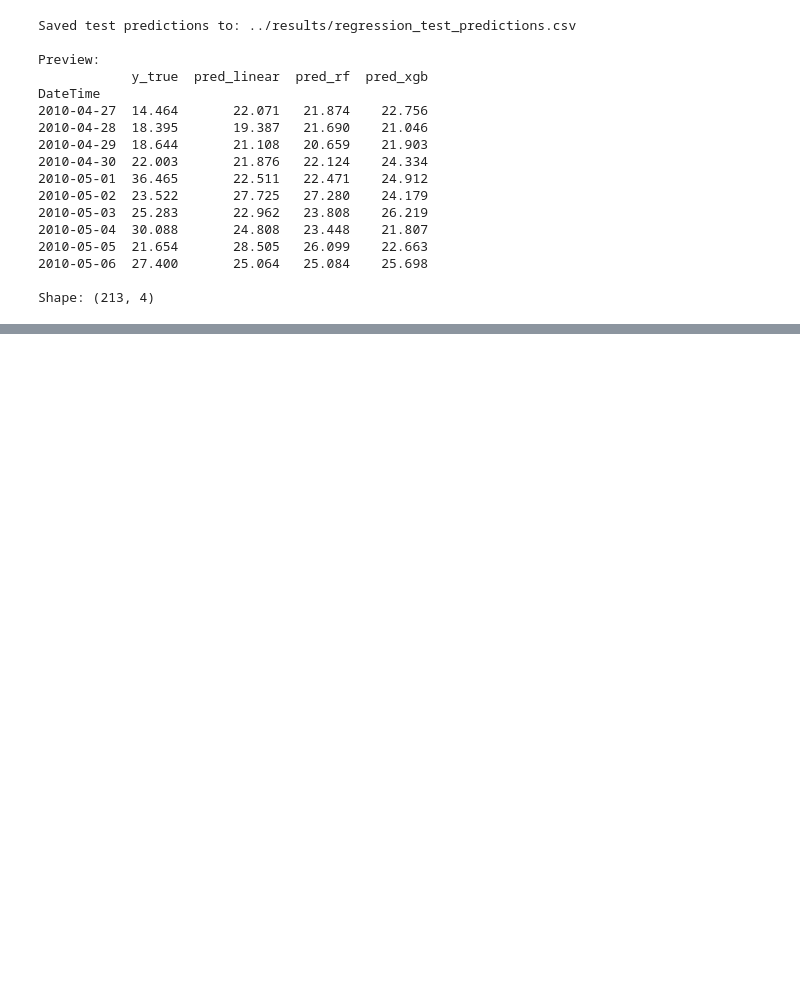
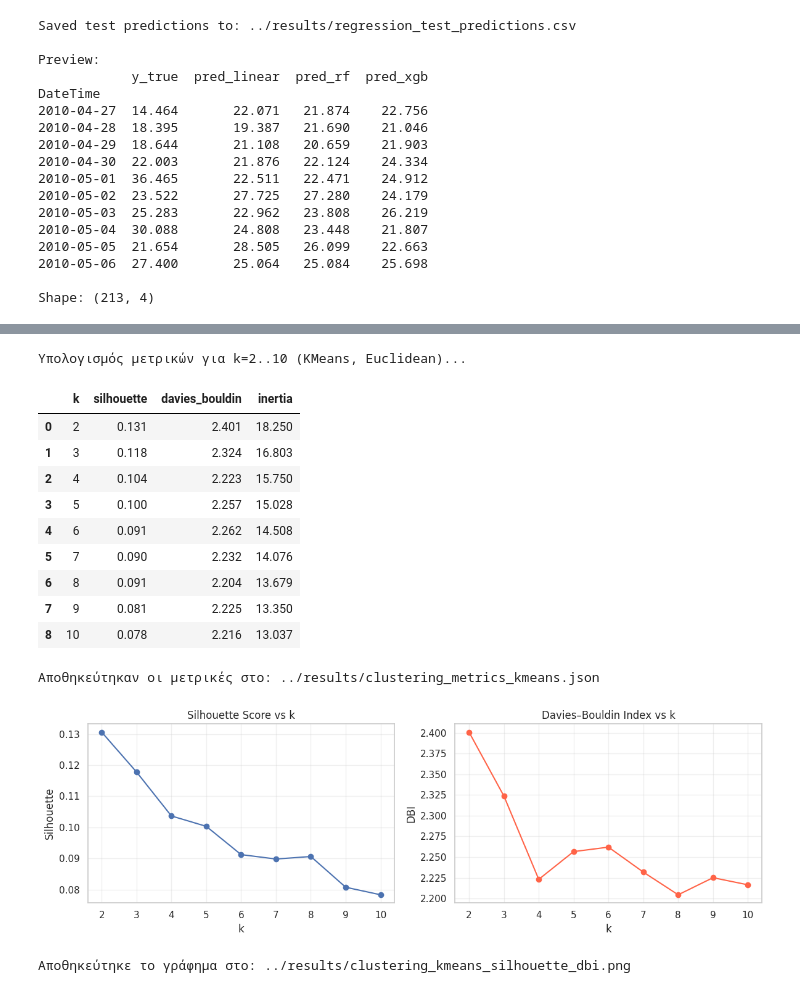
Before and after one commit to KostasPapadogiannis/energy-consumption-mining, a Jupyter notebook: notebooks/modeling.ipynb, the cells around one changed output, grey strips where cells are left out. Drawn from its saved outputs; the diff is of its cells as text; code cells hidden in the pictures; blank space fills up the shorter version.

Commit message:
clustering

```diff
--- a/notebooks/modeling.ipynb
+++ b/notebooks/modeling.ipynb
@@ -1598,0 +1777,66 @@ Shape: (213, 4)
+# %%
+import json
+
+# X: normalized προφίλ (N_days × 24)
+assert 'profiles_24_norm' in globals(), "Δεν βρέθηκε το profiles_24_norm. Τρέξε τα προηγούμενα κελιά."
+X = profiles_24_norm.values
+
+k_values = list(range(2, 11))
+metrics = []
+
+print("Υπολογισμός μετρικών για k=2..10 (KMeans, Euclidean)...")
+for k in k_values:
+    km = KMeans(n_clusters=k, n_init=20, random_state=42)
+    labels = km.fit_predict(X)
+
+    sil = silhouette_score(X, labels, metric='euclidean')
+    dbi = davies_bouldin_score(X, labels)
+    inertia = km.inertia_
+
+    metrics.append({'k': k, 'silhouette': sil, 'davies_bouldin': dbi, 'inertia': inertia})
+
+# Σε DataFrame για παρουσίαση
+metrics_df = pd.DataFrame(metrics)
+display(metrics_df.round(4).sort_values('k'))
+
+# Αποθήκευση μετρικών
+metrics_path = RESULTS_DIR / 'clustering_metrics_kmeans.json'
+with open(metrics_path, 'w') as f:
+    json.dump(metrics, f, indent=2)
+print(f"Αποθηκεύτηκαν οι μετρικές στο: {metrics_path}")
+
+# Γράφημα μετρικών
+fig, ax = plt.subplots(1, 2, figsize=(12, 4))
+
+ax[0].plot(metrics_df['k'], metrics_df['silhouette'], marker='o')
+ax[0].set_title('Silhouette Score vs k')
+ax[0].set_xlabel('k')
+ax[0].set_ylabel('Silhouette')
+ax[0].grid(True, alpha=0.3)
+
+ax[1].plot(metrics_df['k'], metrics_df['davies_bouldin'], marker='o', color='tomato')
+ax[1].set_title('Davies–Bouldin Index vs k')
+ax[1].set_xlabel('k')
+ax[1].set_ylabel('DBI')
+ax[1].grid(True, alpha=0.3)
+
+plt.tight_layout()
+plot_path = RESULTS_DIR / 'clustering_kmeans_silhouette_dbi.png'
+plt.savefig(plot_path, dpi=300, bbox_inches='tight')
+plt.show()
+print(f"Αποθηκεύτηκε το γράφημα στο: {plot_path}")
+# %% [output]
+Υπολογισμός μετρικών για k=2..10 (KMeans, Euclidean)...
+|  | k | silhouette | davies_bouldin | inertia |
+| 0 | 2 | 0.131 | 2.401 | 18.250 |
+| 1 | 3 | 0.118 | 2.324 | 16.803 |
+| 2 | 4 | 0.104 | 2.223 | 15.750 |
+| 3 | 5 | 0.100 | 2.257 | 15.028 |
+| 4 | 6 | 0.091 | 2.262 | 14.508 |
+| 5 | 7 | 0.090 | 2.232 | 14.076 |
+| 6 | 8 | 0.091 | 2.204 | 13.679 |
+| 7 | 9 | 0.081 | 2.225 | 13.350 |
+| 8 | 10 | 0.078 | 2.216 | 13.037 |
+Αποθηκεύτηκαν οι μετρικές στο: ../results/clustering_metrics_kmeans.json
+[figure, added]
+Αποθηκεύτηκε το γράφημα στο: ../results/clustering_kmeans_silhouette_dbi.png
```
Also changed, not shown: parts of 16 cells of this notebook, 12 other files.
